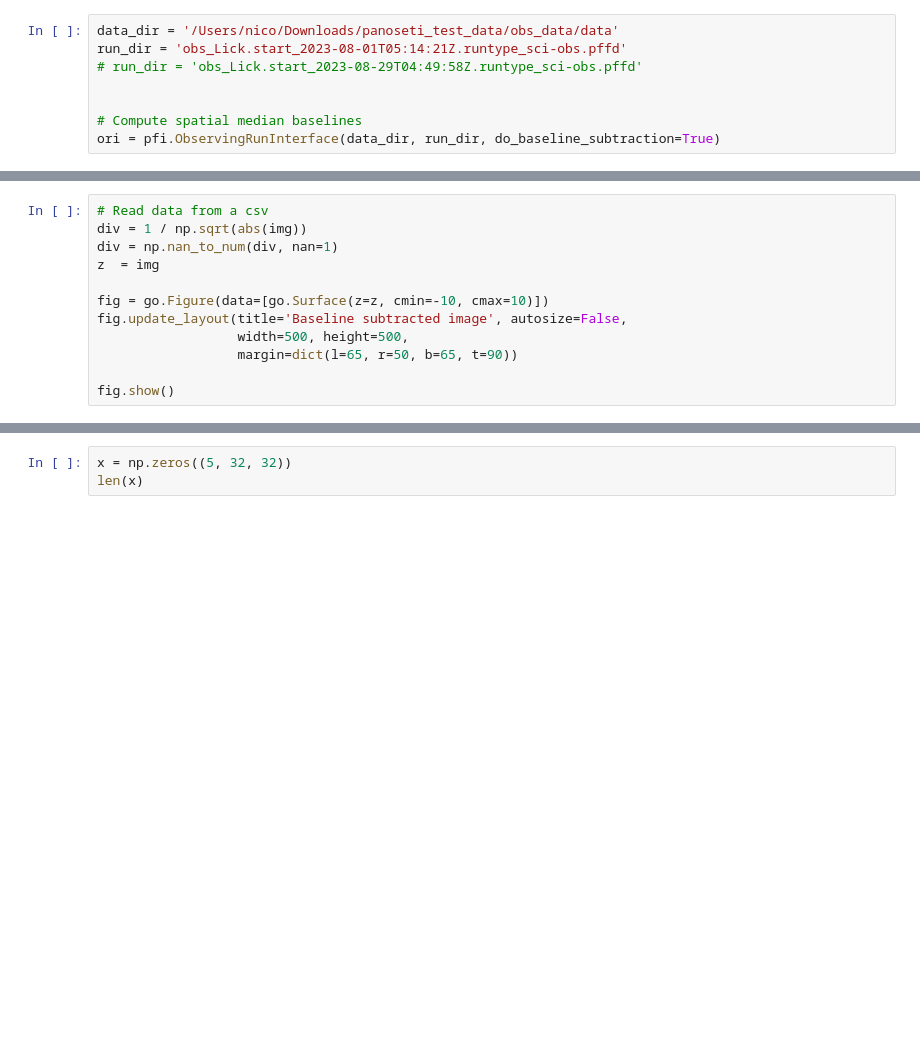
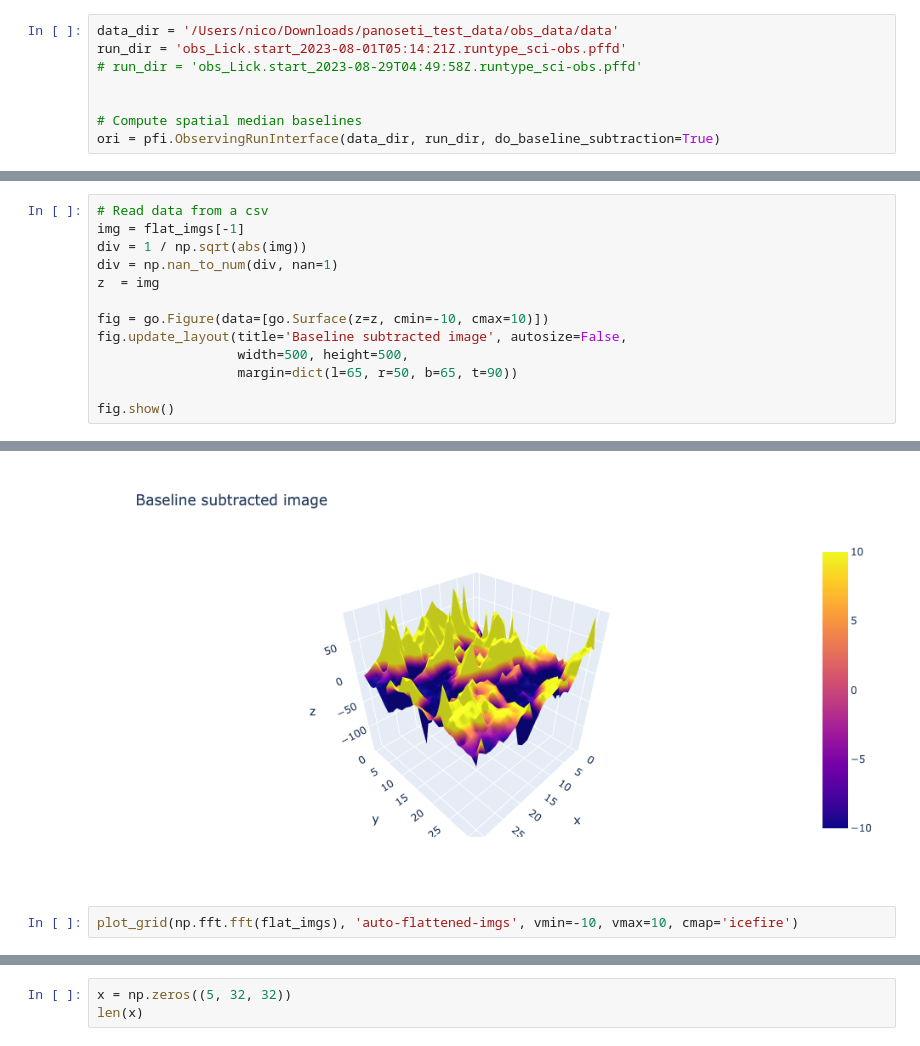
Before and after one commit to panoseti/panoseti, a Jupyter notebook: cloud-detection/dataset_construction/median_subtraction_dev.ipynb, the cells around one changed output, grey strips where cells are left out. Drawn from its saved outputs; the diff is of its cells as text; blank space fills up the shorter version.

```diff
--- a/cloud-detection/dataset_construction/median_subtraction_dev.ipynb
+++ b/cloud-detection/dataset_construction/median_subtraction_dev.ipynb
@@ -238,5 +233,6 @@ False
 # %%
 # Read data from a csv
+img = flat_imgs[-1]
 div = 1 / np.sqrt(abs(img))
 div = np.nan_to_num(div, nan=1)
 z  = img
@@ -251,0 +247,3 @@ fig.show()
+[figure, added]
+# %%
+plot_grid(np.fft.fft(flat_imgs), 'auto-flattened-imgs', vmin=-10, vmax=10, cmap='icefire')
```
Also changed, not shown: parts of 7 cells of this notebook, 11 other files.
